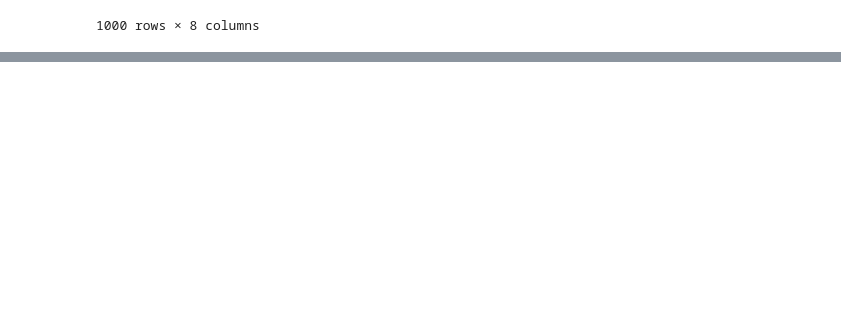
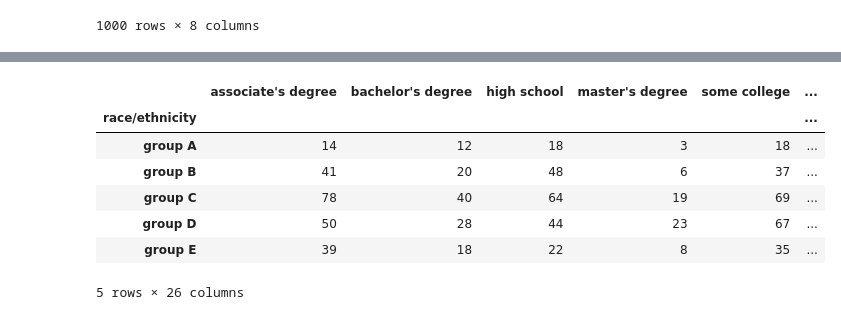
Before and after one commit to albert-ntiri/student_performance, a Jupyter notebook: Student_Performance_Feature_Engineering.ipynb, the cells around one changed output, grey strips where cells are left out. Saved outputs shown, nothing was run; the diff lists cells and outputs as text; code cells hidden in the pictures; blank space fills up the shorter version.

```diff
--- a/Student_Performance_Feature_Engineering.ipynb
+++ b/Student_Performance_Feature_Engineering.ipynb
@@ -75,0 +108,11 @@ group_scores.data
+# %%
+group_scores.gen_summary_table('race/ethnicity', functions, metric_names)
+# %% [output]
+|  | associate's degree | bachelor's degree | high school | master's degree | some college | ... |
+| race/ethnicity |  |  |  |  |  | ... |
+| group A | 14 | 12 | 18 | 3 | 18 | ... |
+| group B | 41 | 20 | 48 | 6 | 37 | ... |
+| group C | 78 | 40 | 64 | 19 | 69 | ... |
+| group D | 50 | 28 | 44 | 23 | 67 | ... |
+| group E | 39 | 18 | 22 | 8 | 35 | ... |
+5 rows × 26 columns
```
Also changed, not shown: parts of 11 cells of this notebook.
